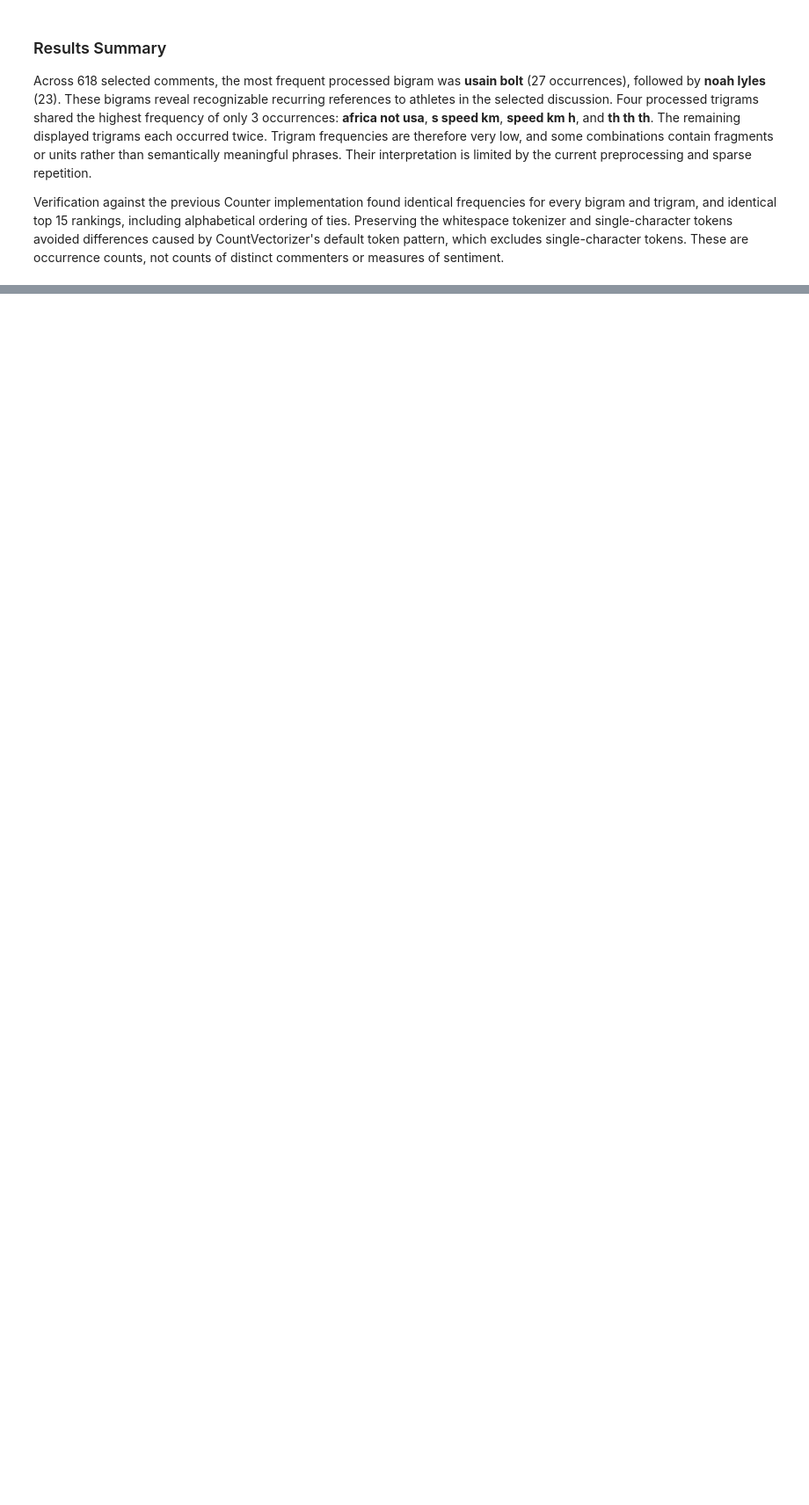
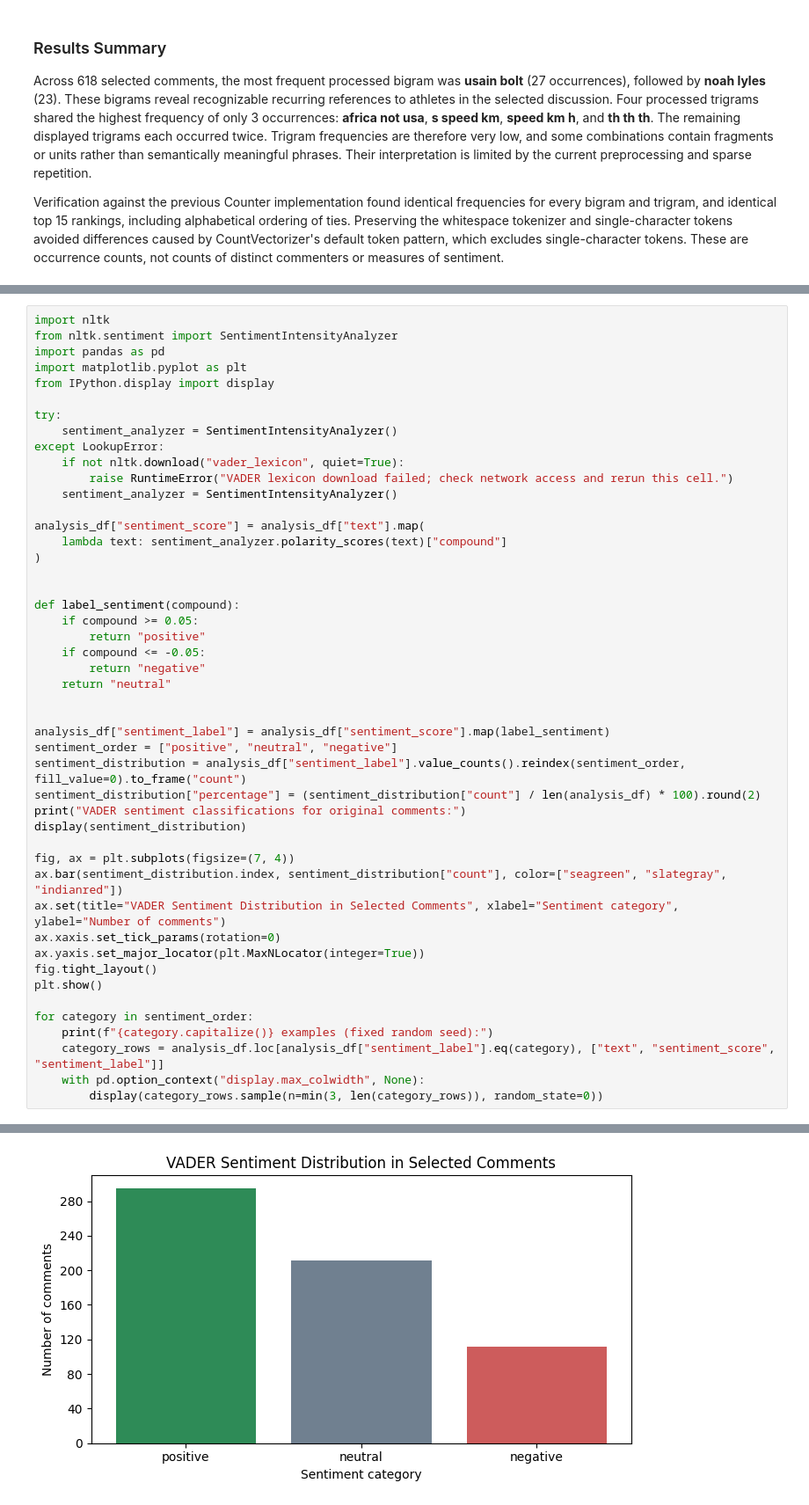
Before and after one commit to nandapieri/olympics-100-meters-final-analysis, a Jupyter notebook: olympics_100m_nlp.ipynb, the cells around one changed output, grey strips where cells are left out. Shown at 88% size. Saved outputs shown, nothing was run; the diff lists cells and outputs as text; blank space fills up the shorter version.

Commit message:
feat: add VADER sentiment analysis and results

```diff
--- a/olympics_100m_nlp.ipynb
+++ b/olympics_100m_nlp.ipynb
@@ -665,0 +674,48 @@ Verification against the previous Counter implementation found identical frequen
+# %%
+import nltk
+from nltk.sentiment import SentimentIntensityAnalyzer
+import pandas as pd
+import matplotlib.pyplot as plt
+from IPython.display import display
+
+try:
+    sentiment_analyzer = SentimentIntensityAnalyzer()
+except LookupError:
+    if not nltk.download("vader_lexicon", quiet=True):
+        raise RuntimeError("VADER lexicon download failed; check network access and rerun this cell.")
+    sentiment_analyzer = SentimentIntensityAnalyzer()
+
+analysis_df["sentiment_score"] = analysis_df["text"].map(
+    lambda text: sentiment_analyzer.polarity_scores(text)["compound"]
+)
+
+
+def label_sentiment(compound):
+    if compound >= 0.05:
+        return "positive"
+    if compound <= -0.05:
+        return "negative"
+    return "neutral"
+
+
+analysis_df["sentiment_label"] = analysis_df["sentiment_score"].map(label_sentiment)
+sentiment_order = ["positive", "neutral", "negative"]
+sentiment_distribution = analysis_df["sentiment_label"].value_counts().reindex(sentiment_order, fill_value=0).to_frame("count")
+sentiment_distribution["percentage"] = (sentiment_distribution["count"] / len(analysis_df) * 100).round(2)
+print("VADER sentiment classifications for original comments:")
+display(sentiment_distribution)
+
+fig, ax = plt.subplots(figsize=(7, 4))
+ax.bar(sentiment_distribution.index, sentiment_distribution["count"], color=["seagreen", "slategray", "indianred"])
+ax.set(title="VADER Sentiment Distribution in Selected Comments", xlabel="Sentiment category", ylabel="Number of comments")
+ax.xaxis.set_tick_params(rotation=0)
+ax.yaxis.set_major_locator(plt.MaxNLocator(integer=True))
+fig.tight_layout()
+plt.show()
+
+for category in sentiment_order:
+    print(f"{category.capitalize()} examples (fixed random seed):")
+    category_rows = analysis_df.loc[analysis_df["sentiment_label"].eq(category), ["text", "sentiment_score", "sentiment_label"]]
+    with pd.option_context("display.max_colwidth", None):
+        display(category_rows.sample(n=min(3, len(category_rows)), random_state=0))
+# %% [output]
@@ -665,0 +728 @@ Verification against the previous Counter implementation found identical frequen
+[figure, added]
```
Also changed, not shown: parts of 3 cells of this notebook, 1 other file.
